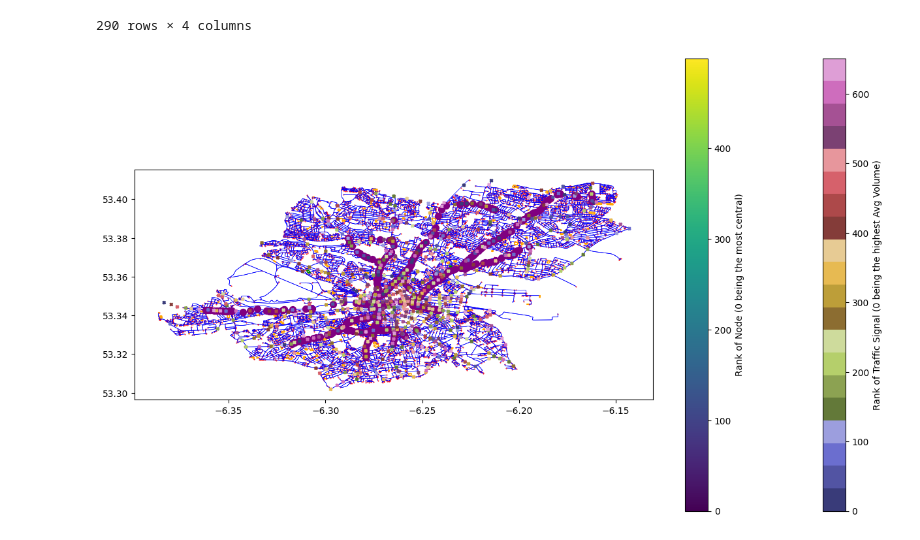
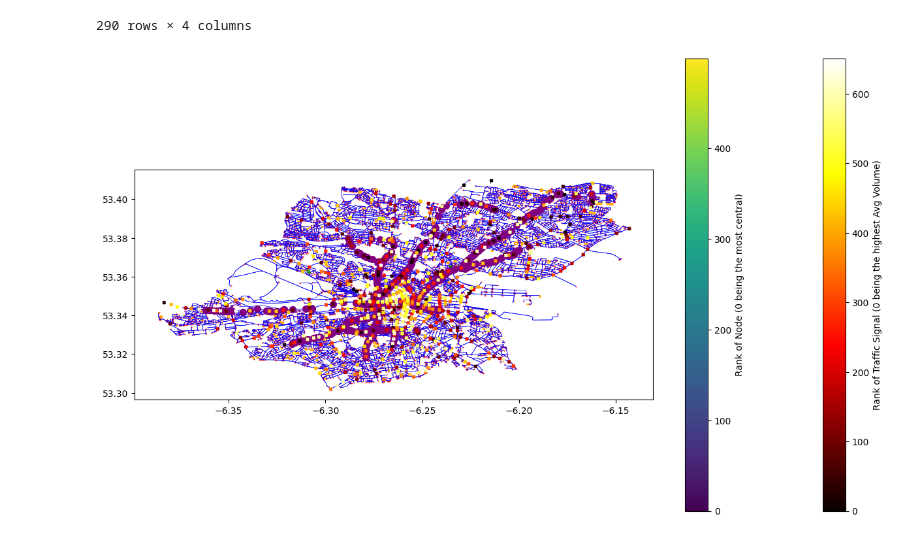
Before and after one commit to williamosherson/hackathon, a Jupyter notebook: hackathon.ipynb, the cells around one changed output. Cells and saved outputs as stored; diff of their text form; code cells hidden in the pictures.

```diff
--- a/hackathon.ipynb
+++ b/hackathon.ipynb
@@ -317,10 +321,10 @@ traffic_signals_geometry = gpd.points_from_xy(averaged_df['Long'], averaged_df['
 traffic_signals_gdf = gpd.GeoDataFrame(averaged_df, geometry=traffic_signals_geometry)
 
 # Sort traffic_signals_gdf by Avg_Volume in descending order
-traffic_signals_gdf_sorted = traffic_signals_gdf.sort_values(by='Avg_Volume', ascending=False).reset_index(drop=True)
+traffic_signals_gdf_sorted = traffic_signals_gdf.sort_values(by='Sum_Volume', ascending=False).reset_index(drop=True)
 
 # Create a colormap for the traffic signals based on their rank
-cmap_traffic = plt.cm.get_cmap('tab20b') # Get the colormap object
+cmap_traffic = plt.cm.get_cmap('hot') # Get the colormap object
 
 # Generate colors based on the rank of the traffic signal
 colors_traffic = cmap_traffic(np.linspace(0, 1, len(traffic_signals_gdf_sorted)))
@@ -338,31 +342,31 @@ doubled_edges.plot(ax=ax, linewidth=1.0, color='orange', zorder=2) # Increased l
 trippled_edges.plot(ax=ax, linewidth=1, color='green', zorder=2) # Increased linewidth for trippled roads
 
 
 # Plot the top n nodes on top of all other elements
 top_nodes_gdf.plot(ax=ax, markersize=50, color='purple', zorder=3) # Increased markersize and varying color for top nodes
 
 # Plot the traffic signals colored by their rank
 traffic_signals_gdf_sorted.plot(ax=ax, markersize=10, color=colors_traffic, marker='X', label='Traffic Signals (Rank by Avg Volume)', zorder=4)
 
 # Add a color bar for the traffic signals
 norm_traffic = mcolors.Normalize(vmin=0, vmax=len(traffic_signals_gdf_sorted)-1) # Normalize the color scale to the number of traffic signals
 sm_traffic = plt.cm.ScalarMappable(cmap=cmap_traffic, norm=norm_traffic)
 sm_traffic.set_array([]) # Needed for the colorbar to work
 cbar_traffic = fig.colorbar(sm_traffic, ax=ax)
 cbar_traffic.set_label('Rank of Traffic Signal (0 being the highest Avg Volume)')
 
 
 # Add a color bar for the top nodes
 norm = mcolors.Normalize(vmin=0, vmax=n-1) # Normalize the color scale to the number of nodes
 sm = plt.cm.ScalarMappable(cmap=cmap, norm=norm)
 sm.set_array([]) # Needed for the colorbar to work
 cbar = fig.colorbar(sm, ax=ax)
 cbar.set_label('Rank of Node (0 being the most central)')
 
 
 # Save the figure before showing it
 plt.savefig('edges_plot_with_top_nodes_gradient.png', dpi=1000) # Save with higher dpi and new filename
 
 plt.show()
 # %% [output]
-[figure, old version]
+[figure, new version]
```
Also changed, not shown: parts of 1 cell of this notebook.
